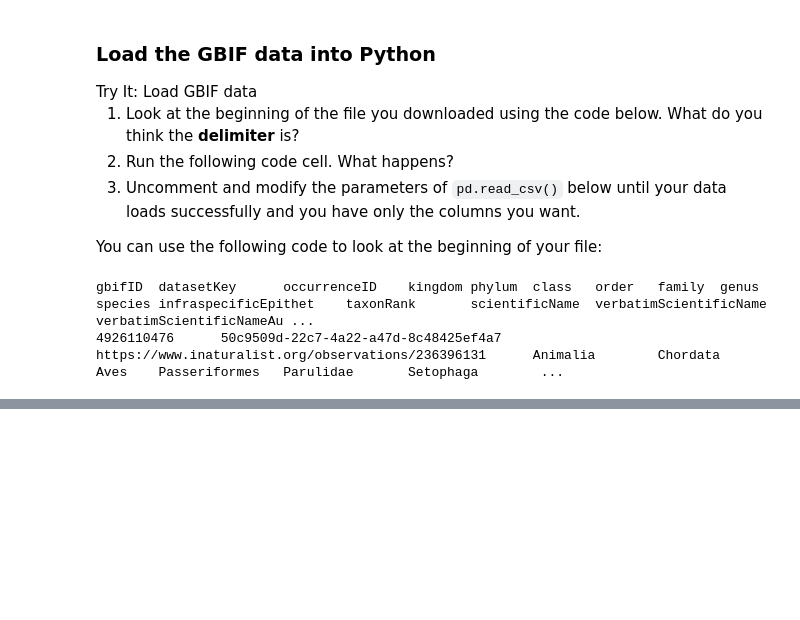
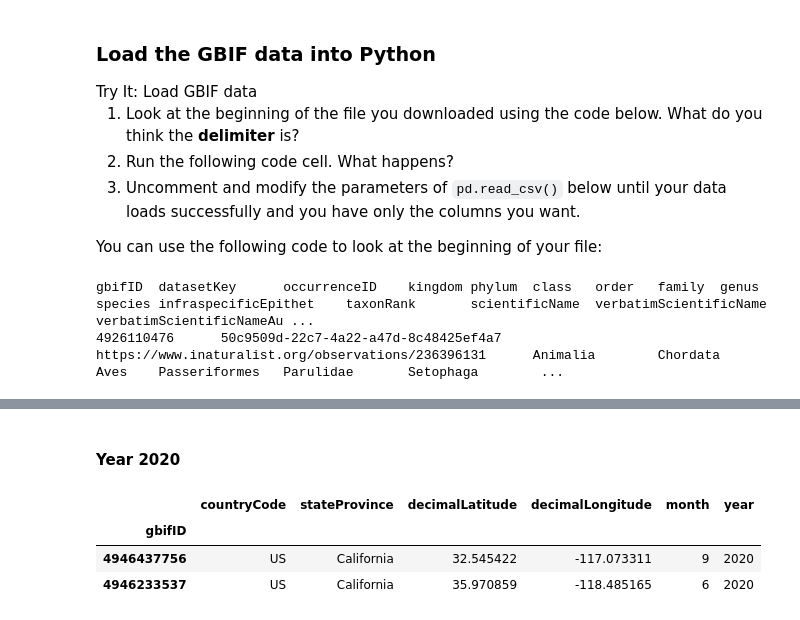
Before and after one commit to earthlab-education/species-distribution-coding-challenge-lauren-alexandra, a Jupyter notebook: notebooks/species-distribution-98-download.ipynb, the cells around one changed output, grey strips where cells are left out. Cells and saved outputs as stored; diff of their text form; code cells hidden in the pictures; blank space fills up the shorter version.

```diff
--- a/notebooks/species-distribution-98-download.ipynb
+++ b/notebooks/species-distribution-98-download.ipynb
@@ -221,0 +316,18 @@ gbif_df.head(2)
+# %% [markdown]
+#### Year 2020
+# %%
+# Load the GBIF data
+gbif_df_2020 = pd.read_csv(
+    gbif_path,
+    delimiter='\t',
+    index_col='gbifID',
+    on_bad_lines='skip',
+    usecols=['gbifID', 'countryCode', 'stateProvince', 'decimalLatitude', 'decimalLongitude', 'month', 'year']
+)
+
+gbif_df_2020.head(2)
+# %% [output]
+|  | countryCode | stateProvince | decimalLatitude | decimalLongitude | month | year |
+| gbifID |  |  |  |  |  |  |
+| 4946437756 | US | California | 32.545422 | -117.073311 | 9 | 2020 |
+| 4946233537 | US | California | 35.970859 | -118.485165 | 6 | 2020 |
```
Also changed, not shown: parts of 17 cells of this notebook.
